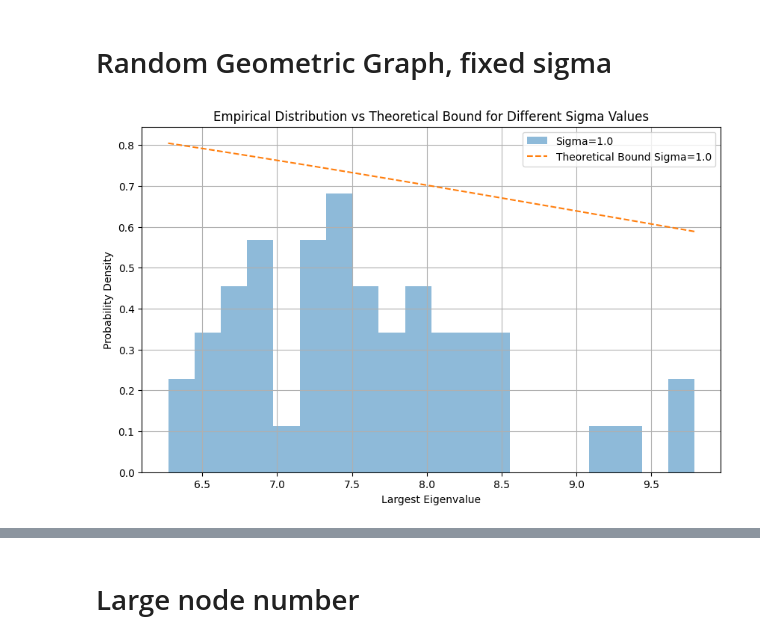
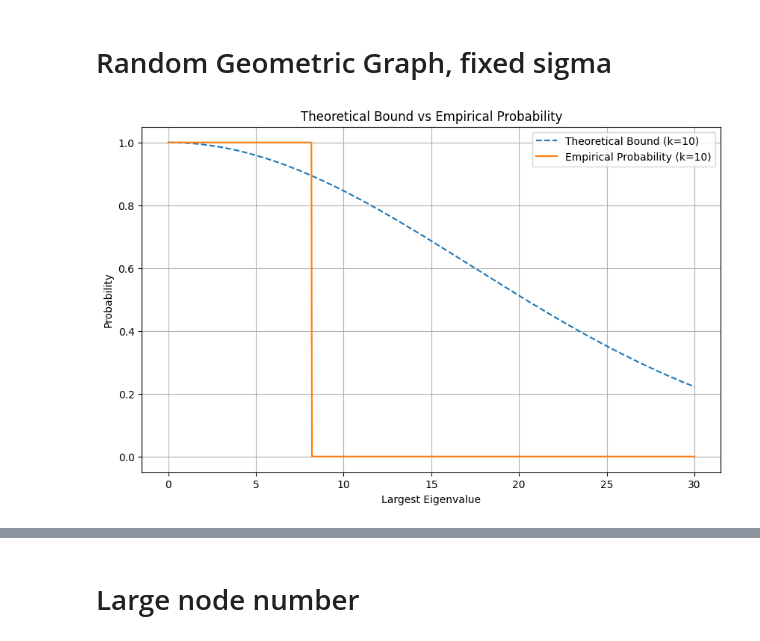
Before and after one commit to zhexin1904/my_SE_sync, a Jupyter notebook: python/Noise_To_Connectivity_bound.ipynb, the cells around one changed output, grey strips where cells are left out. Cells and saved outputs as stored; diff of their text form; code cells hidden in the pictures.

Commit message:
Theoretic bound and simulation result bound seems fit better.

```diff
--- a/python/Noise_To_Connectivity_bound.ipynb
+++ b/python/Noise_To_Connectivity_bound.ipynb
@@ -107,7 +109,7 @@ def generate_kron_matrix(adj_matrix, sigma):
                 phi = np.random.normal(0, sigma, 3)
                 D = phi[0] * S1 + phi[1] * S2 + phi[2] * S3
                 D_matrices[i][j] = D
-                D_matrices[j][i] = D.T  # Assign the transposed version for symmetry
+                D_matrices[j][i] = D  # Assign the transposed version for symmetry
             else:
                 D_matrices[i][j] = np.zeros((3, 3))
                 D_matrices[j][i] = np.zeros((3, 3))
@@ -192,7 +194,7 @@ def generate_kron_matrix(adj_matrix, sigma):
                 phi = np.random.normal(0, sigma, 3)
                 D = phi[0] * S1 + phi[1] * S2 + phi[2] * S3
                 D_matrices[i][j] = D
-                D_matrices[j][i] = D.T  # Ensure block symmetry
+                D_matrices[j][i] = D  # Ensure block symmetry
             else:
                 D_matrices[i][j] = np.zeros((3, 3))
                 D_matrices[j][i] = np.zeros((3, 3))
@@ -270,7 +272,7 @@ def generate_kron_matrix(adj_matrix, sigma):
                 phi = np.random.normal(0, sigma, 3)
                 D = phi[0] * S1 + phi[1] * S2 + phi[2] * S3
                 D_matrices[i][j] = D
-                D_matrices[j][i] = D.T  # Ensure block symmetry
+                D_matrices[j][i] = D  # Ensure block symmetry
             else:
                 D_matrices[i][j] = np.zeros((3, 3))
                 D_matrices[j][i] = np.zeros((3, 3))
@@ -312,7 +314,7 @@ def generate_symmetric_matrix_sum(adj_matrix, sigma):
 
         # Insert into the large matrix
         B[3*i:3*(i+1), 3*j:3*(j+1)] = B_block
-        B[3*j:3*(j+1), 3*i:3*(i+1)] = B_block.T  # Ensure symmetry
+        B[3*j:3*(j+1), 3*i:3*(i+1)] = B_block  # Ensure symmetry
 
         B_matrices.append(B)
         sum_B += B  # Sum up all B matrices
@@ -399,7 +401,7 @@ def generate_kron_matrix(adj_matrix, sigma):
                 phi = np.random.normal(0, sigma, 3)
                 D = phi[0] * S1 + phi[1] * S2 + phi[2] * S3
                 D_matrices[i][j] = D
-                D_matrices[j][i] = D.T  # Ensure block symmetry
+                D_matrices[j][i] = D  # Ensure block symmetry
             else:
                 D_matrices[i][j] = np.zeros((3, 3))
                 D_matrices[j][i] = np.zeros((3, 3))
@@ -441,7 +443,7 @@ def generate_symmetric_matrix_sum(adj_matrix, sigma):
 
         # Insert into the large matrix
         B[3*i:3*(i+1), 3*j:3*(j+1)] = B_block
-        B[3*j:3*(j+1), 3*i:3*(i+1)] = B_block.T  # Ensure symmetry
+        B[3*j:3*(j+1), 3*i:3*(i+1)] = B_block  # Ensure symmetry
 
         B_matrices.append(B)
         sum_B += B  # Sum up all B matrices
@@ -464,7 +466,7 @@ def theoretical_bound(t, num_nodes, vZ):
     return (num_nodes + num_nodes) * np.exp(-t**2 / (2 * vZ))
 
 # Parameters
-num_nodes = 50
+num_nodes = 300
 k_values = [2, 5, 8, 10]  # Different values for k (connectivity)
 p = 0.1  # Probability of rewiring
 sigma = 1.0  # Fixed standard deviation for Gaussian entries
@@ -661,7 +663,7 @@ def generate_kron_matrix(adj_matrix, sigma):
                 phi = np.random.normal(0, sigma, 3)
                 D = phi[0] * S1 + phi[1] * S2 + phi[2] * S3
                 D_matrices[i][j] = D
-                D_matrices[j][i] = D.T
+                D_matrices[j][i] = D
             else:
                 D_matrices[i][j] = np.zeros((3, 3))
                 D_matrices[j][i] = np.zeros((3, 3))
@@ -687,15 +689,20 @@ def generate_symmetric_matrix_sum(adj_matrix, sigma):
 
     for i, j in edge_list:
         phi = np.random.normal(0, sigma, 3)
-        B_block = S1 + S2 + S3
-        B = np.zeros((3 * n, 3 * n))
-        B[3*i:3*(i+1), 3*j:3*(j+1)] = B_block
-        B[3*j:3*(j+1), 3*i:3*(i+1)] = B_block.T
-        sum_B += B
+        # Iterate over S1, S2, S3 and construct B for each
+        for B_block in [S1, S2, S3]:
+            B = np.zeros((3 * n, 3 * n))
+            B[3*i:3*(i+1), 3*j:3*(j+1)] = B_block
+            B[3*j:3*(j+1), 3*i:3*(i+1)] = B_block
 
-    sum_B_BT = sum_B @ sum_B.T
+            # Accumulate B @ B.T
+            sum_B += B @ B.T
+
+    # sum_B_BT = sum_B @ sum_B.T
+    sum_B_BT = sum_B
     operator_norm = np.linalg.norm(sum_B_BT, ord=2)
     return operator_norm
+
 
 # Function to compute the largest eigenvalue of a matrix
 def compute_largest_eigenvalue(matrix):
@@ -704,49 +711,54 @@ def compute_largest_eigenvalue(matrix):
 
 # Function to compute the theoretical bound
 def theoretical_bound(t, num_nodes, vZ):
-    return (num_nodes + num_nodes) * np.exp(-t**2 / (2 * vZ))
+    return (3 * num_nodes + 3 * num_nodes) * np.exp(-t**2 / (2 * vZ))
 
 # Parameters
-num_nodes = 50  # Number of nodes
+num_nodes = 100  # Number of nodes
 sigma_values = [1.0]  # Range of sigma values
-num_trials = 50  # Number of trials
+num_trials = 1  # Number of trials
 W_max = 10**3  # Maximum weight
 
 # Run experiments and collect results
 results = {sigma: [] for sigma in sigma_values}
 
 for sigma in sigma_values:
     for _ in range(num_trials):
         r = 1.25 * np.sqrt(np.log(num_nodes) / (np.pi * num_nodes))
         G = nx.random_geometric_graph(num_nodes, r)
         adj_matrix = nx.adjacency_matrix(G).todense()
 
         V_z = generate_symmetric_matrix_sum(adj_matrix, sigma)
         kron_matrix = generate_kron_matrix(adj_matrix, sigma)
         largest_eigenvalue = compute_largest_eigenvalue(kron_matrix)
         results[sigma].append((largest_eigenvalue, V_z))
+        # results[sigma].append((largest_eigenvalue, (3 * num_nodes) - 1))
 
 # Plot the empirical distribution of the largest eigenvalues
 fig, ax = plt.subplots(figsize=(10, 6))
 for sigma, values in results.items():
     eigenvalues = [v[0] for v in values]
     V_z = values[0][1]  # Take V_z from the first trial as representative
-    t_values = np.linspace(min(eigenvalues), max(eigenvalues), 1000)
+    t_values = np.linspace(0, 30, 1000)
     bound_values = theoretical_bound(t_values, num_nodes, V_z)
-    bound_values = bound_values / 100
+    bound_values = bound_values / np.max(bound_values)  # Normalize to 0-1
+    # Compute empirical probability
+    empirical_probs = [np.mean(np.array(eigenvalues) >= t) for t in t_values]
+    empirical_probs = np.array(empirical_probs) / np.max(empirical_probs)  # Normalize to 0-1
 
-    ax.hist(eigenvalues, bins=20, density=True, alpha=0.5, label=f"Sigma={sigma}")
-    ax.plot(t_values, bound_values, linestyle="dashed", label=f"Theoretical Bound Sigma={sigma}")
+    ax.plot(t_values, bound_values, label=f'Theoretical Bound (k={k})', linestyle='dashed')
+    ax.plot(t_values, empirical_probs, label=f'Empirical Probability (k={k})', linestyle='solid')
 
-ax.set_xlabel("Largest Eigenvalue")
-ax.set_ylabel("Probability Density")
-ax.set_title("Empirical Distribution vs Theoretical Bound for Different Sigma Values")
+
+ax.set_xlabel('Largest Eigenvalue')
+ax.set_ylabel('Probability')
+ax.set_title('Theoretical Bound vs Empirical Probability')
 ax.legend()
 ax.grid(True)
 
 plt.show()
 # %% [output]
-[figure, old version]
+[figure, new version]
 # %%
 import numpy as np
 import networkx as nx
```
Also changed, not shown: parts of 9 cells of this notebook, 1 other file.
